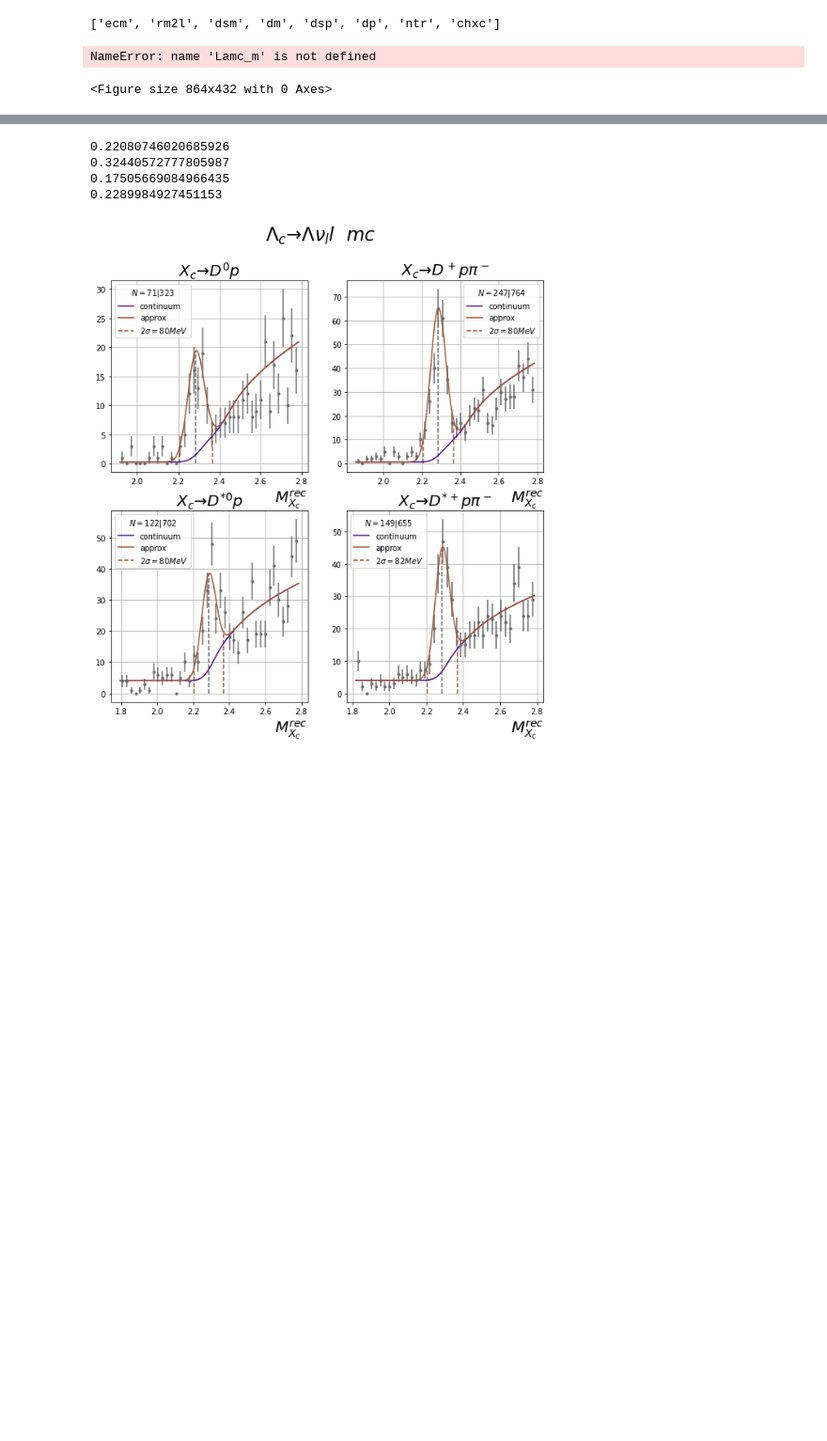
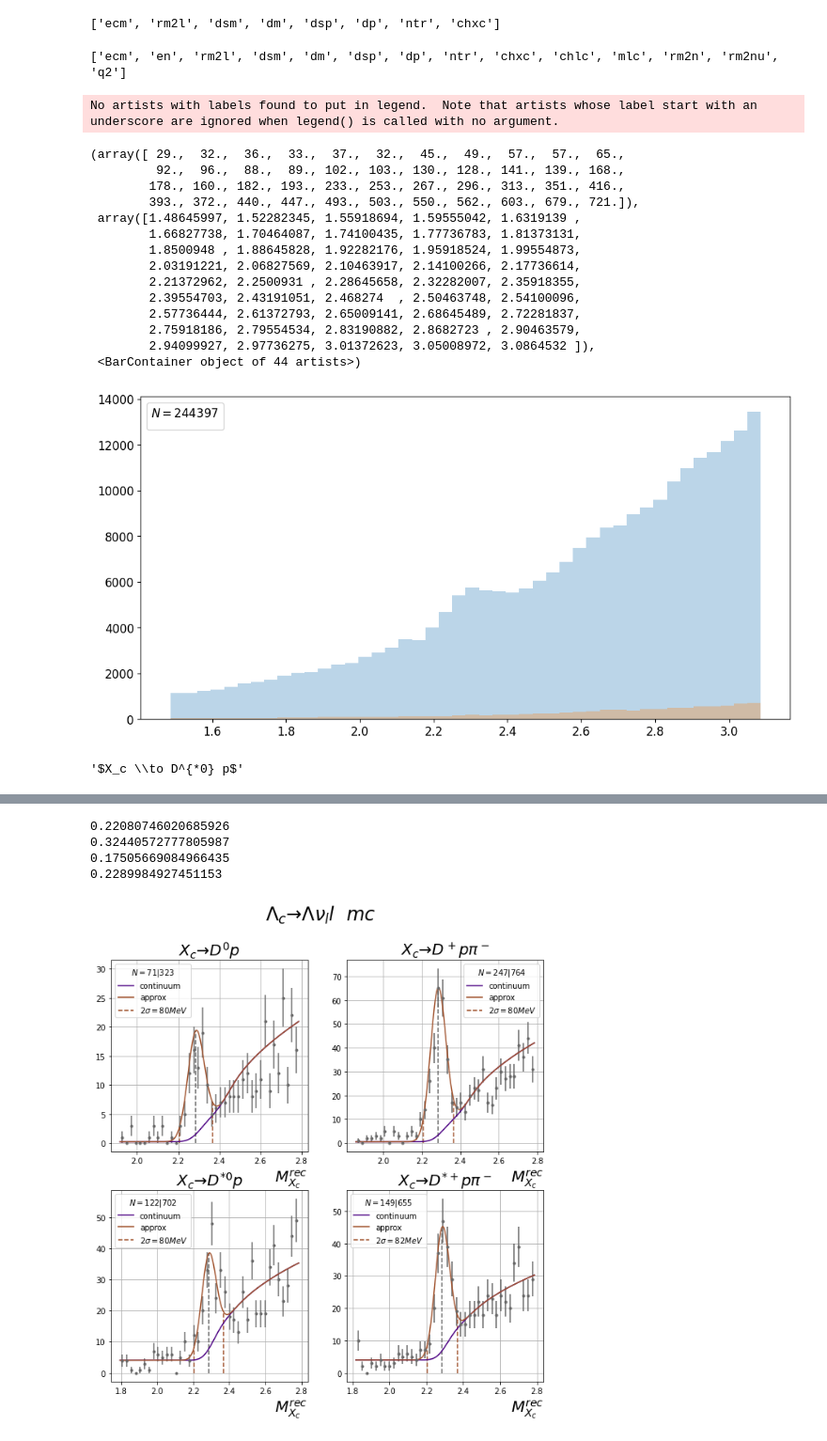
Before and after one commit to Clai101/data_ref, a Jupyter notebook: ref.ipynb, the cells around one changed output, grey strips where cells are left out. Shown at 94% size. Drawn from its saved outputs; the diff is of its cells as text; code cells hidden in the pictures; blank space fills up the shorter version.

```diff
--- a/ref.ipynb
+++ b/ref.ipynb
@@ -88,8 +107,16 @@ id.pub            orbit.png   reconstruction  try.sh
 # %%
-fname = "Mat_belle/inclusive_data.root"
+fname = "inclusive_data.root"
 tupl2 = uproot.open(fname)['h1']
 tkeys = tupl2.keys()
 print(tkeys)
 inc = tupl2.arrays(library='pd')
 # %% [output]
 ['ecm', 'rm2l', 'dsm', 'dm', 'dsp', 'dp', 'ntr', 'chxc']
+# %%
+fname = "inclusive_data.root"
+tupl2 = uproot.open(fname)['h2']
+tkeys = tupl2.keys()
+print(tkeys)
+firs = tupl2.arrays(library='pd')
+# %% [output]
+['ecm', 'en', 'rm2l', 'dsm', 'dm', 'dsp', 'dp', 'ntr', 'chxc', 'chlc', 'mlc', 'rm2n', 'rm2nu', 'q2']
@@ -96,12 +128,30 @@ inc = tupl2.arrays(library='pd')
 # %%
 plt.figure(figsize=(12, 6))
-dat = inc[(np.abs(inc.rm2l - Lamc_m) < 0.8) & (inc.ntr <= 3)]
-datt = inc[(np.abs(inc.rm2l - Lamc_m) < 0.8) & (inc.ntr > 3)]
+dat = inc[(np.abs(inc.rm2l - Lamc_m) < 0.8) & (inc.ntr <= 3) & (inc.chxc >= 3)]
+datt = inc[(np.abs(inc.rm2l - Lamc_m) < 0.8) & (inc.ntr > 3) & (inc.chxc >= 3)]
 diw = np.linspace(min(dat["rm2l"]), max(dat["rm2l"]), 45)
 N = dat.shape[0]
 plt.legend(title = f"$N = {N}$")
 plt.hist(dat["rm2l"], bins=diw, alpha=0.3)
 plt.hist(datt["rm2l"], bins=diw, alpha=0.3)
 # %% [output]
-NameError: name 'Lamc_m' is not defined
+No artists with labels found to put in legend.  Note that artists whose label start with an underscore are ignored when legend() is called with no argument.
-<Figure size 864x432 with 0 Axes>
+(array([ 29.,  32.,  36.,  33.,  37.,  32.,  45.,  49.,  57.,  57.,  65.,
+         92.,  96.,  88.,  89., 102., 103., 130., 128., 141., 139., 168.,
+        178., 160., 182., 193., 233., 253., 267., 296., 313., 351., 416.,
+        393., 372., 440., 447., 493., 503., 550., 562., 603., 679., 721.]),
+ array([1.48645997, 1.52282345, 1.55918694, 1.59555042, 1.6319139 ,
+        1.66827738, 1.70464087, 1.74100435, 1.77736783, 1.81373131,
+        1.8500948 , 1.88645828, 1.92282176, 1.95918524, 1.99554873,
+        2.03191221, 2.06827569, 2.10463917, 2.14100266, 2.17736614,
+        2.21372962, 2.2500931 , 2.28645658, 2.32282007, 2.35918355,
+        2.39554703, 2.43191051, 2.468274  , 2.50463748, 2.54100096,
+        2.57736444, 2.61372793, 2.65009141, 2.68645489, 2.72281837,
+        2.75918186, 2.79554534, 2.83190882, 2.8682723 , 2.90463579,
+        2.94099927, 2.97736275, 3.01372623, 3.05008972, 3.0864532 ]),
+ <BarContainer object of 44 artists>)
+[figure, added]
+# %%
+decay_mod_taging[2]
+# %% [output]
+'$X_c \\to D^{*0} p$'
```
Also changed, not shown: parts of 29 cells of this notebook, 25 other files.
